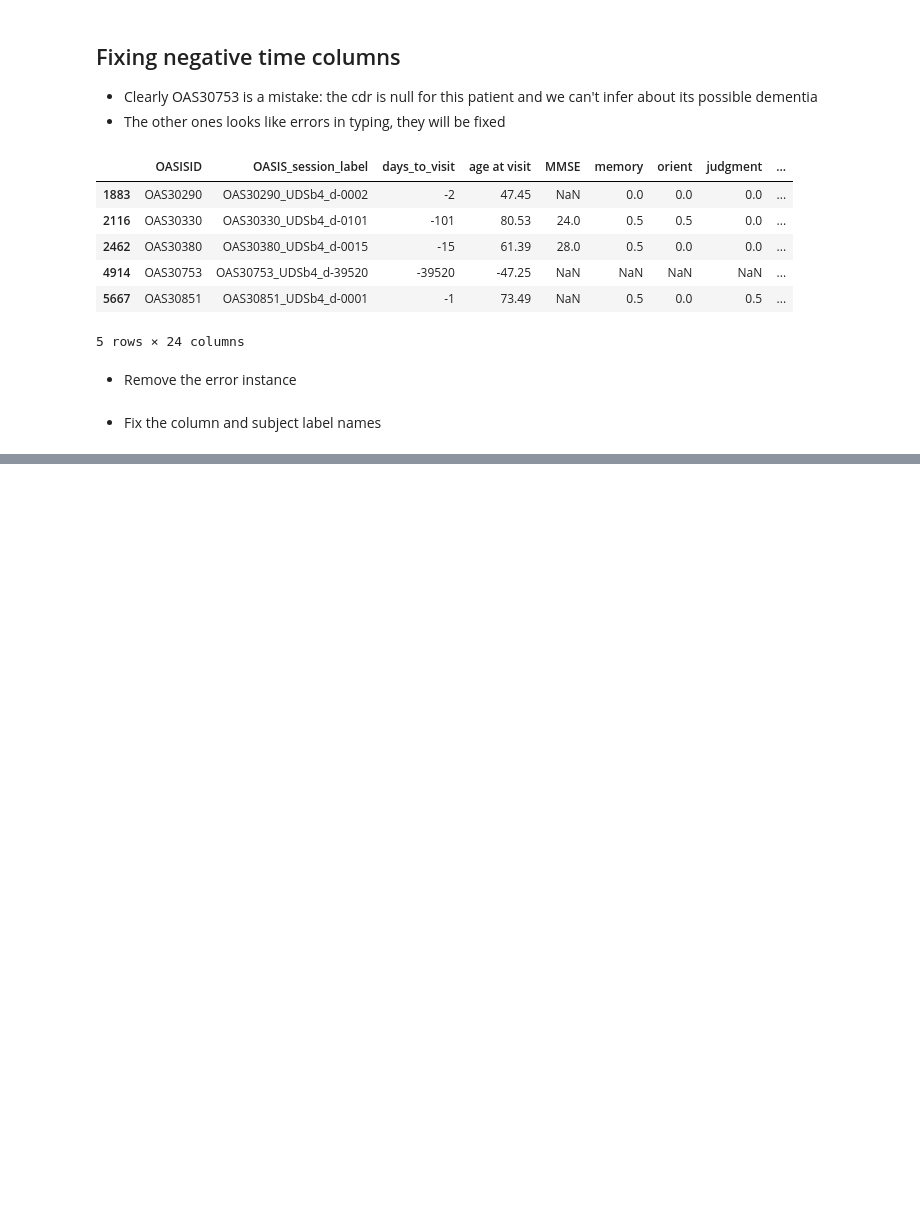
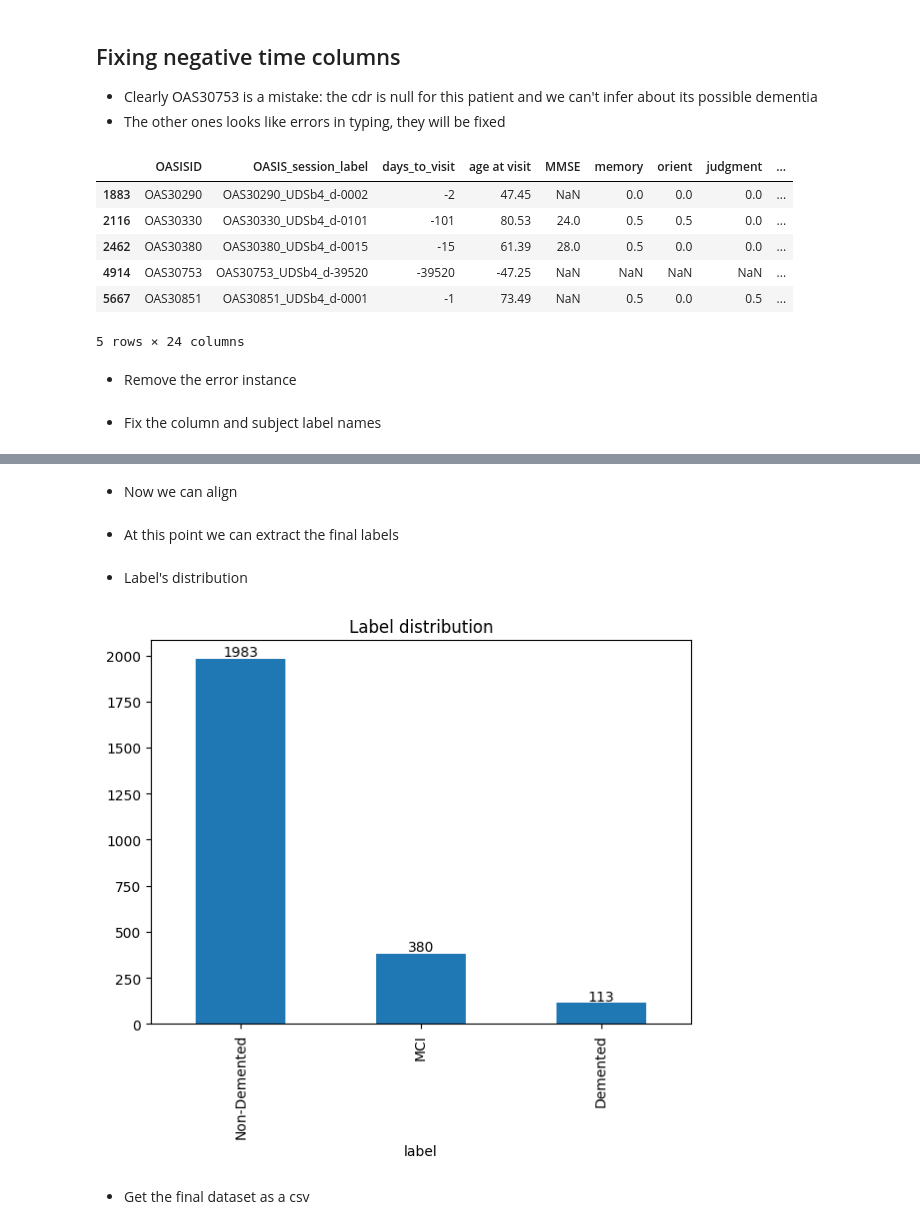
Before and after one commit to GiacomoDetomaso/alzheimer-mci-project, a Jupyter notebook: notebooks/2_target_label_definition.ipynb, the cells around one changed output, grey strips where cells are left out. Drawn from its saved outputs; the diff is of its cells as text; code cells hidden in the pictures; blank space fills up the shorter version.

Commit message:
Completed label extraction and added plotting module

```diff
--- a/notebooks/2_target_label_definition.ipynb
+++ b/notebooks/2_target_label_definition.ipynb
@@ -100,0 +97,2 @@ Name: count, dtype: int64
+# %%
+df_fsr['CDR'] = le.align_labels(df_fsr, 'Subject', 'CDR')
@@ -100,0 +121,30 @@ Name: count, dtype: int64
+# %%
+mapping = {'MCI': 1, 'Demented': 2, 'Non-Demented':0}
+
+df_fsr['DX'] = le.simplify_diagnosis_label(
+                    dx=df_fsr['DX'],
+                    non_dem=['Cognitively normal', 'No dementia'],
+                    mapping_dict=mapping
+                )
+# %% [markdown]
+- Now we can align
+# %%
+df_fsr['DX'] = le.align_labels(df_fsr, 'Subject', 'DX')
+# %% [markdown]
+- At this point we can extract the final labels
+# %%
+df_fsr['label'] = le.get_final_labels(
+                        df=df_fsr,
+                        diagnosis_col_name='DX',
+                        cdr_col_name='CDR',
+                        mapping_dict=mapping,
+                        reverse_mapping=True
+)
+# %% [markdown]
+- Label's distribution
+# %%
+p.bar_plot(df_fsr['label'].value_counts(), 'Label distribution');
+# %% [output]
+[figure, added]
+# %% [markdown]
+- Get the final dataset as a csv
```
Also changed, not shown: parts of 11 cells of this notebook, 6 other files.
